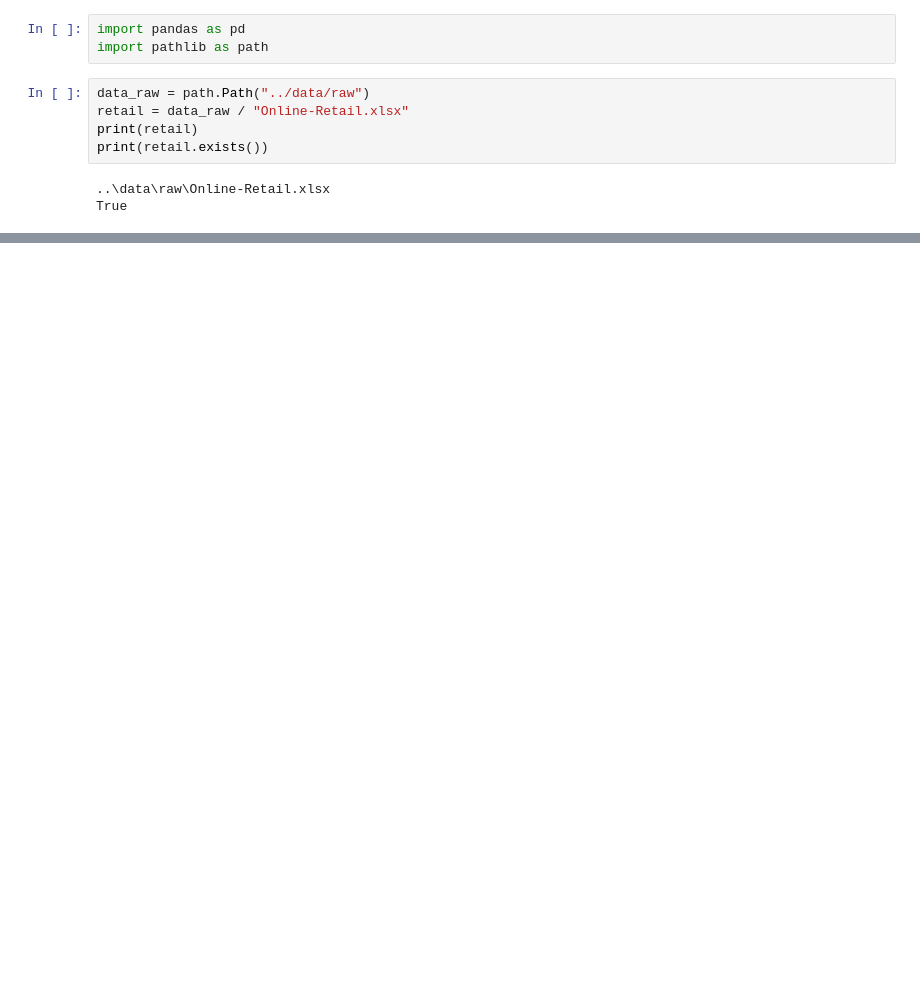
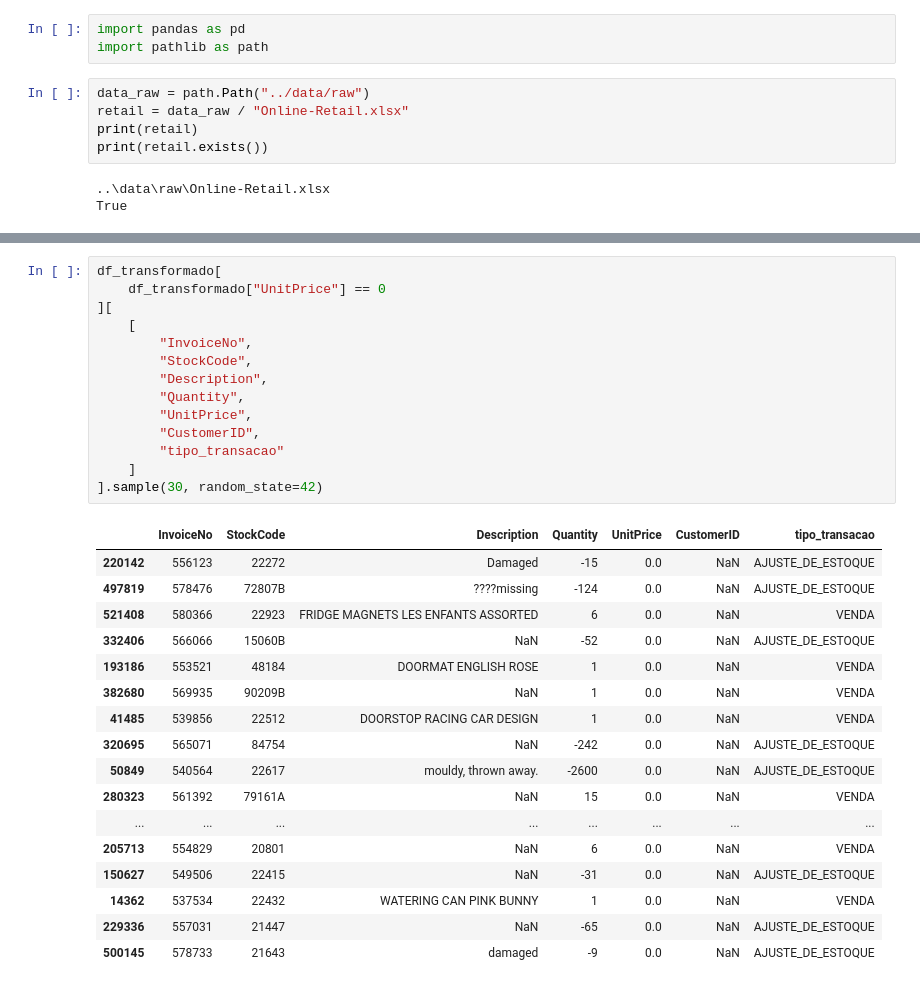
Before and after one commit to Gabriel-Billa/online-retail-etl, a Jupyter notebook: notebooks/01-exploracao.ipynb, the cells around one changed output, grey strips where cells are left out. Saved outputs shown, nothing was run; the diff lists cells and outputs as text; blank space fills up the shorter version.

```diff
--- a/notebooks/01-exploracao.ipynb
+++ b/notebooks/01-exploracao.ipynb
@@ -21,0 +555,32 @@ df_retail.head()
+# %%
+df_transformado[
+    df_transformado["UnitPrice"] == 0
+][
+    [
+        "InvoiceNo",
+        "StockCode",
+        "Description",
+        "Quantity",
+        "UnitPrice",
+        "CustomerID",
+        "tipo_transacao"
+    ]
+].sample(30, random_state=42)
+# %% [output]
+|  | InvoiceNo | StockCode | Description | Quantity | UnitPrice | CustomerID | tipo_transacao |
+| 220142 | 556123 | 22272 | Damaged | -15 | 0.0 | NaN | AJUSTE_DE_ESTOQUE |
+| 497819 | 578476 | 72807B | ????missing | -124 | 0.0 | NaN | AJUSTE_DE_ESTOQUE |
+| 521408 | 580366 | 22923 | FRIDGE MAGNETS LES ENFANTS ASSORTED | 6 | 0.0 | NaN | VENDA |
+| 332406 | 566066 | 15060B | NaN | -52 | 0.0 | NaN | AJUSTE_DE_ESTOQUE |
+| 193186 | 553521 | 48184 | DOORMAT ENGLISH ROSE | 1 | 0.0 | NaN | VENDA |
+| 382680 | 569935 | 90209B | NaN | 1 | 0.0 | NaN | VENDA |
+| 41485 | 539856 | 22512 | DOORSTOP RACING CAR DESIGN | 1 | 0.0 | NaN | VENDA |
+| 320695 | 565071 | 84754 | NaN | -242 | 0.0 | NaN | AJUSTE_DE_ESTOQUE |
+| 50849 | 540564 | 22617 | mouldy, thrown away. | -2600 | 0.0 | NaN | AJUSTE_DE_ESTOQUE |
+| 280323 | 561392 | 79161A | NaN | 15 | 0.0 | NaN | VENDA |
+| ... | ... | ... | ... | ... | ... | ... | ... |
+| 205713 | 554829 | 20801 | NaN | 6 | 0.0 | NaN | VENDA |
+| 150627 | 549506 | 22415 | NaN | -31 | 0.0 | NaN | AJUSTE_DE_ESTOQUE |
+| 14362 | 537534 | 22432 | WATERING CAN PINK BUNNY | 1 | 0.0 | NaN | VENDA |
+| 229336 | 557031 | 21447 | NaN | -65 | 0.0 | NaN | AJUSTE_DE_ESTOQUE |
+| 500145 | 578733 | 21643 | damaged | -9 | 0.0 | NaN | AJUSTE_DE_ESTOQUE |
```
Also changed, not shown: parts of 58 cells of this notebook, 2 other files.
